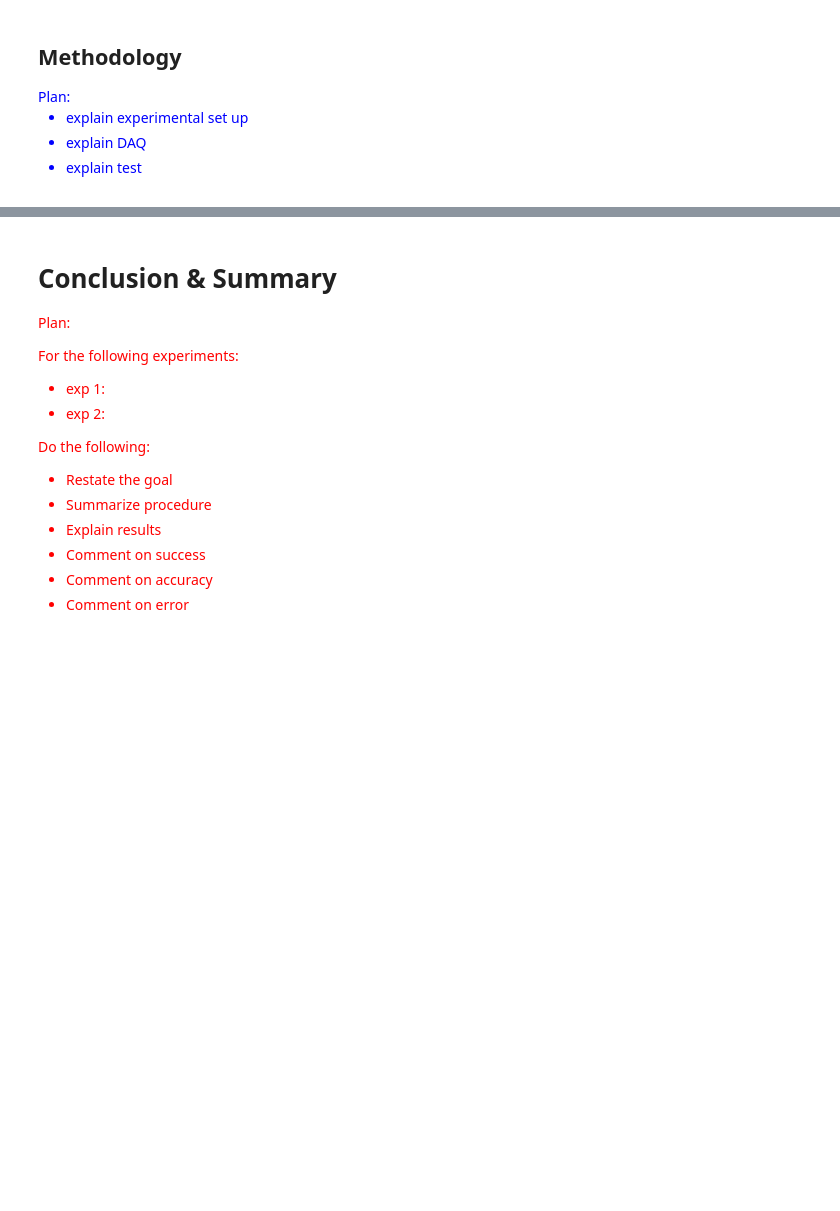
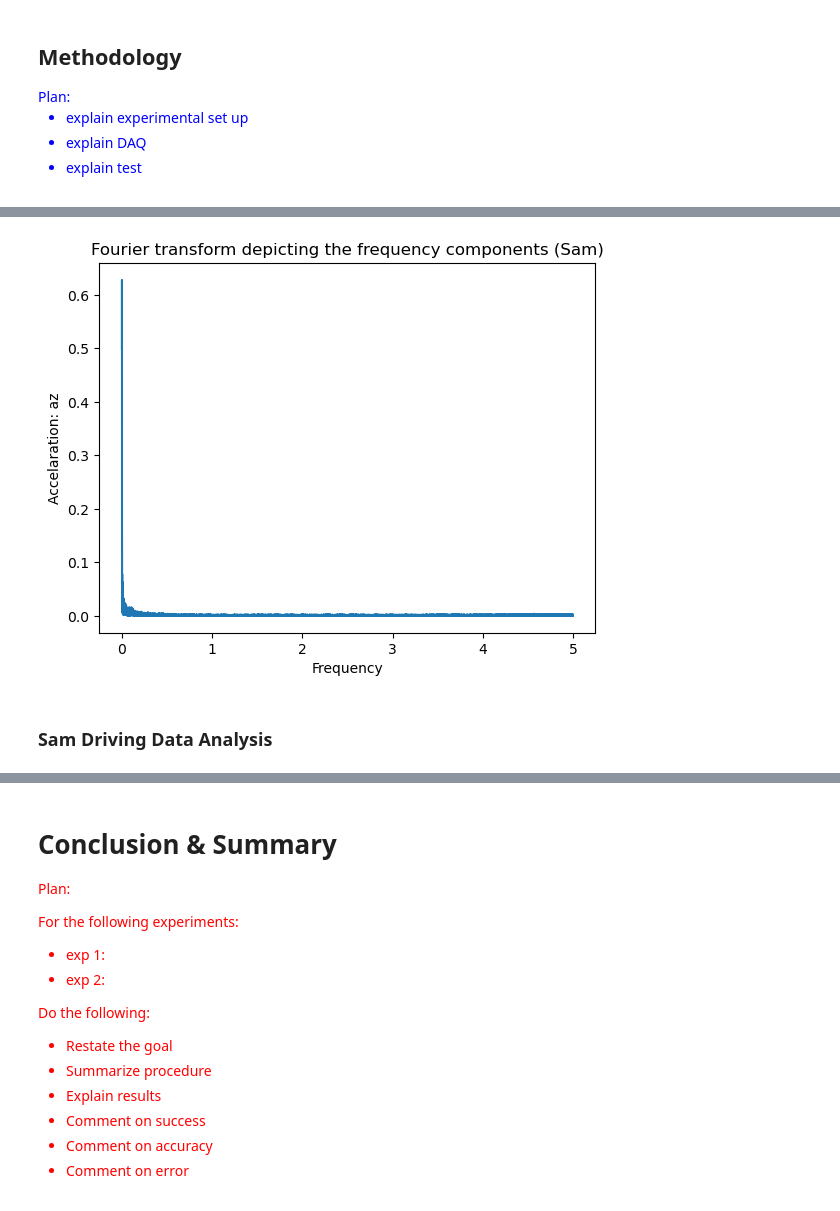
Before and after one commit to shanto268/mobile_sensor_project, a Jupyter notebook: Project2.ipynb, the cells around one changed output, grey strips where cells are left out. Cells and saved outputs as stored; diff of their text form; code cells hidden in the pictures; blank space fills up the shorter version.

```diff
--- a/Project2.ipynb
+++ b/Project2.ipynb
@@ -522,0 +553,6 @@ Plan:
+# %%
+analyzeData("time","az",sdf,"Accelaration: ",10, "Sam")
+# %% [output]
+[figure, added]
+# %% [markdown]
+### Sam Driving Data Analysis
```
Also changed, not shown: parts of 16 cells of this notebook, 16 other files.
